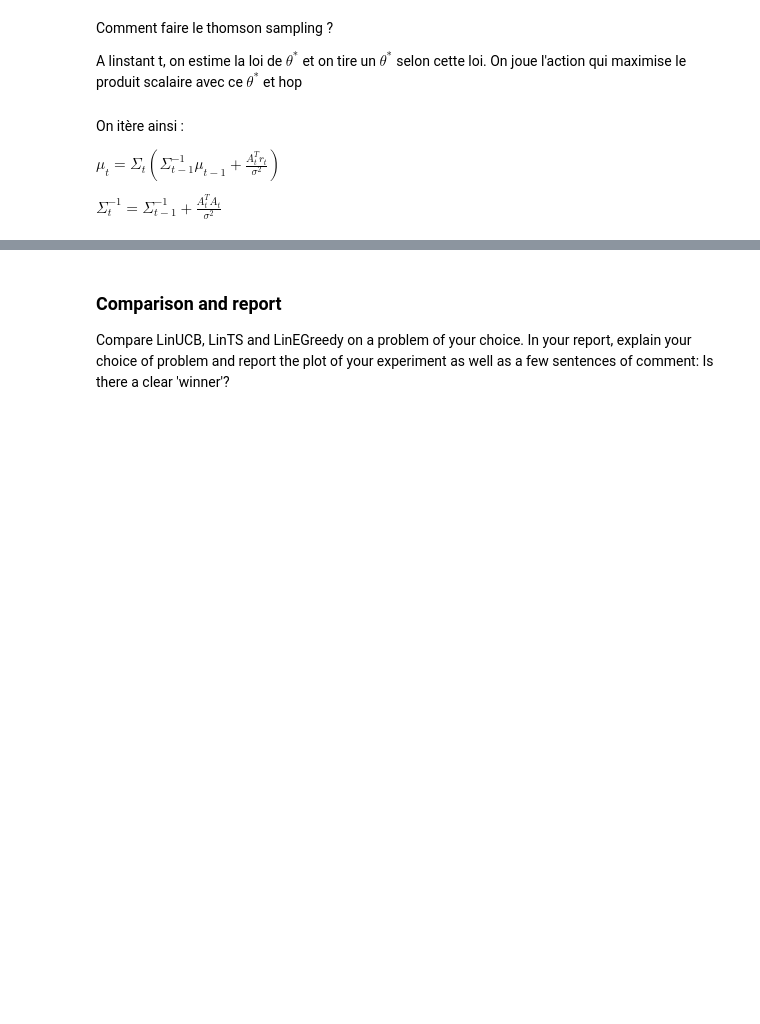
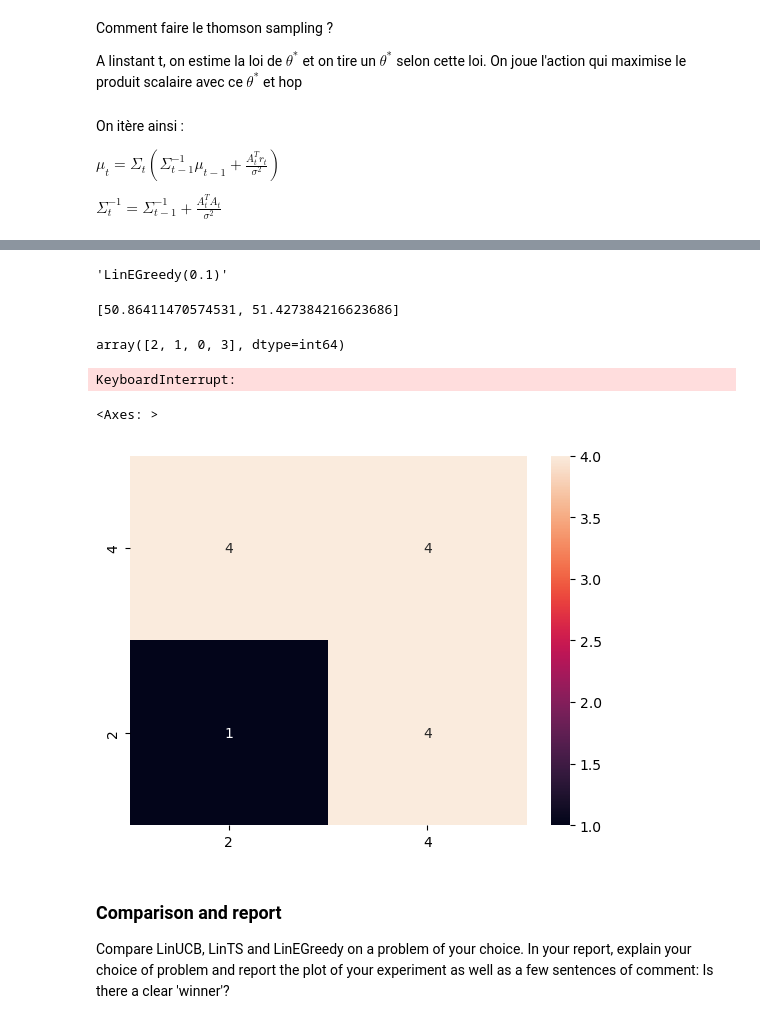
Before and after one commit to gregoirebechade/hw_rl, a Jupyter notebook: StochasticLinearBandits2024_companion_TBC.ipynb, the cells around one changed output, grey strips where cells are left out. Saved outputs shown, nothing was run; the diff lists cells and outputs as text; code cells hidden in the pictures; blank space fills up the shorter version.

```diff
--- a/StochasticLinearBandits2024_companion_TBC.ipynb
+++ b/StochasticLinearBandits2024_companion_TBC.ipynb
@@ -709,3 +718,70 @@ plot_regret(linucb_vs_greedy)
+# %%
+keys=list(linucb_vs_greedy.keys())
+# get en alet from keys :
+keys[0]
+# %% [output]
+'LinEGreedy(0.1)'
+# %%
+keys = list(linucb_vs_greedy.keys())
+cum_reg_mean=[]
+for key in keys :
+    cumulative_regret_mean=linucb_vs_greedy[key].sum(axis=1).mean()
+    cum_reg_mean.append(cumulative_regret_mean)
+cum_reg_mean
+# %% [output]
+[50.86411470574531, 51.427384216623686]
+# %%
+np.argsort(np.array([50, 49, 13, 54]))
+# %% [output]
+array([2, 1, 0, 3], dtype=int64)
+# %%
+
+
+T = 100  # Finite Horizon
+N = 20  # Monte Carlo simulations
+delta = 0.05 # could be set directly in the algorithms
+lambda_reg=1
+sigma = 1.
+#choice of percentile display
+q = 10
+models= [   'uniform',  'greedy','e_greedy', 'linucb1',  'lints' ]
+# policies
+ds=[2, 4, 8, 16, 32, 64][::-1]
+Ks=[2, 4,  8, 10,   20, 30]
+results=np.zeros( (len(ds), len(Ks))  )
+
+for d in ds:
+    theta = np.ones(d) # another way of getting a 'random vector' (depends on your implementation)
+    theta /= np.linalg.norm(theta)
+    for K in Ks:
+        linucb = LinUCB(d, delta, sigma=sigma, lambda_reg=1.)
+        uniform = LinUniform()
+        e_greedy = LinEpsilonGreedy(d, lambda_reg=1., eps=0.1)
+        e_greedy_bis=LinEpsilonGreedy(d, lambda_reg=1., eps=0.3)
+        greedy = LinEpsilonGreedy(d, lambda_reg=1., eps=0.)
+        linucb1 = LinUCB(d, delta,  lambda_reg=1., sigma=0.5)
+        lints= LinTS(d, sigma=sigma, lambda_reg=1.)
+        iid_env= LinearBandit(theta, K, var=sigma**2)
+        exper = experiment(iid_env, [   uniform,  greedy,e_greedy, linucb1,  lints ], Nmc=N, T=T,pseudo_regret=True)
+        keys = list(exper.keys())
+        perfs=[]
+        for key in keys :
+            cumulative_regret_mean=exper[key].sum(axis=1).mean()
+            perfs.append(cumulative_regret_mean)
+        # ranking :
+        perfs=np.array(perfs)
+        best_model=np.argmin(perfs)
+        results[ds.index(d), Ks.index(K)]=best_model
+        # print('d=',d, 'K=', K, 'best model:', best_model)
+        # plot_regret(exper)
+        # plt.title(f'Performance of the different models for d={d} and K={K}')
+# %% [output]
+KeyboardInterrupt:
+# %%
+sns.heatmap(results, annot=True, xticklabels=Ks, yticklabels=ds)
+# %% [output]
+<Axes: >
+[figure, added]
 # %% [markdown]
 ### Comparison and report
 
```
Also changed, not shown: parts of 10 cells of this notebook, 1 other file.
